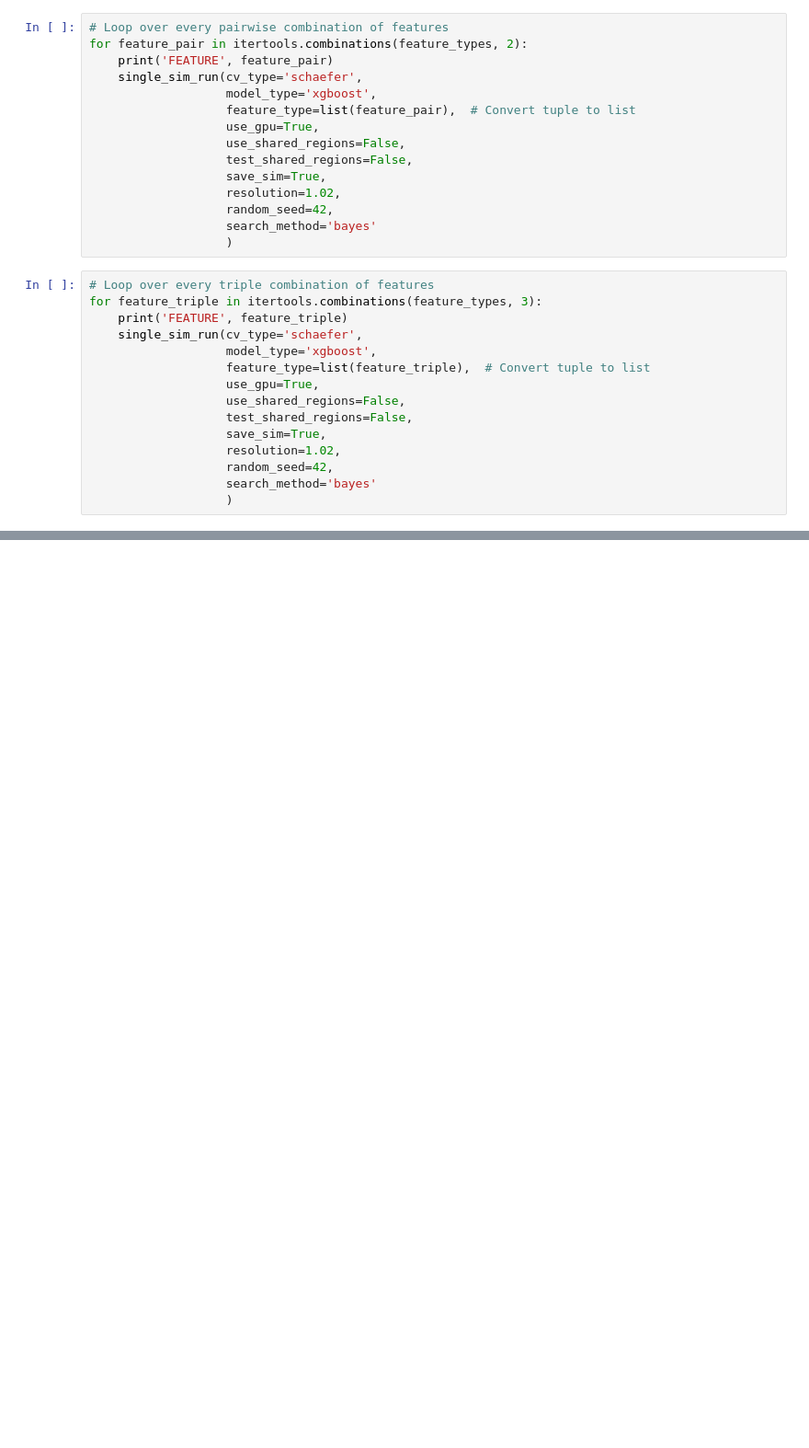
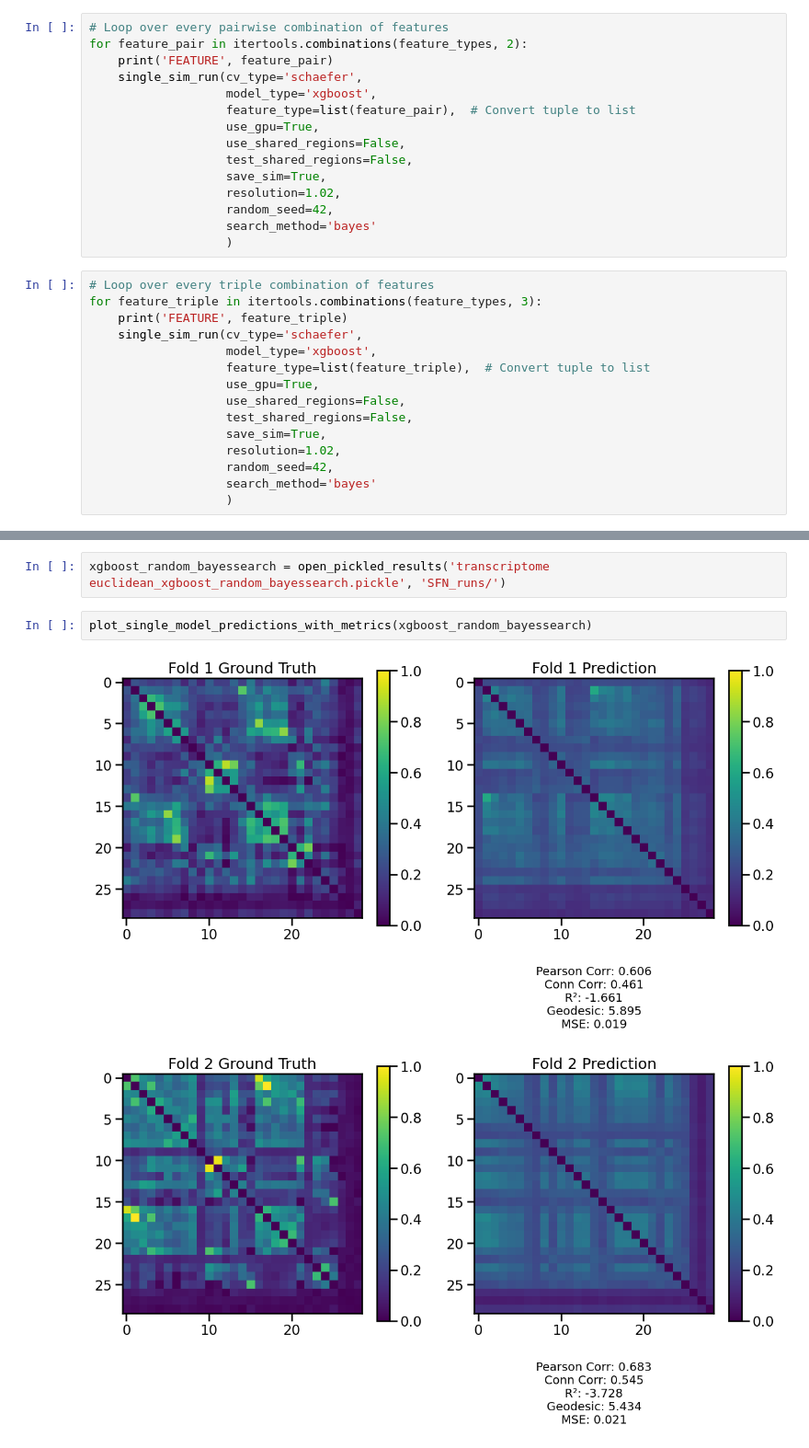
Before and after one commit to neuroinfolab/GeneEx2Conn, a Jupyter notebook: SFN24_experiments.ipynb, the cells around one changed output, grey strips where cells are left out. Shown at 92% size. Drawn from its saved outputs; the diff is of its cells as text; blank space fills up the shorter version.

```diff
--- a/SFN24_experiments.ipynb
+++ b/SFN24_experiments.ipynb
@@ -325,0 +427,7 @@ for feature_triple in itertools.combinations(feature_types, 3):
+# %%
+xgboost_random_bayessearch = open_pickled_results('transcriptome euclidean_xgboost_random_bayessearch.pickle', 'SFN_runs/')
+# %%
+plot_single_model_predictions_with_metrics(xgboost_random_bayessearch)
+# %% [output]
+[figure, added]
+[figure, added]
```
Also changed, not shown: parts of 34 cells of this notebook, 14 other files.
